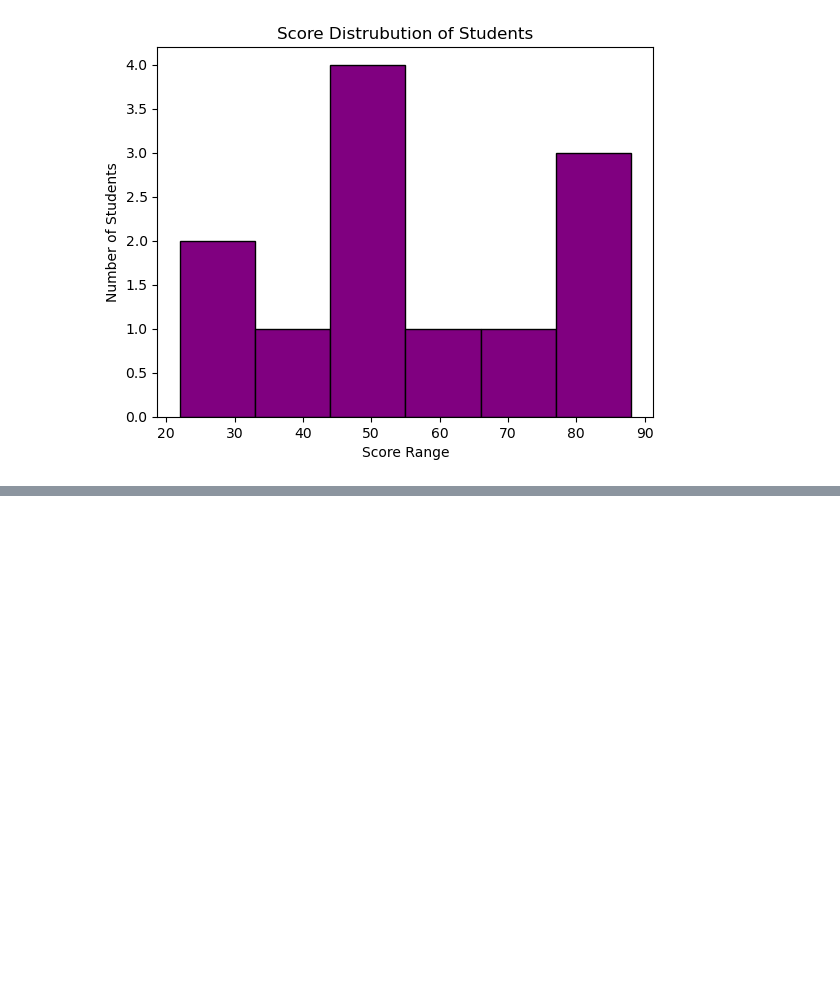
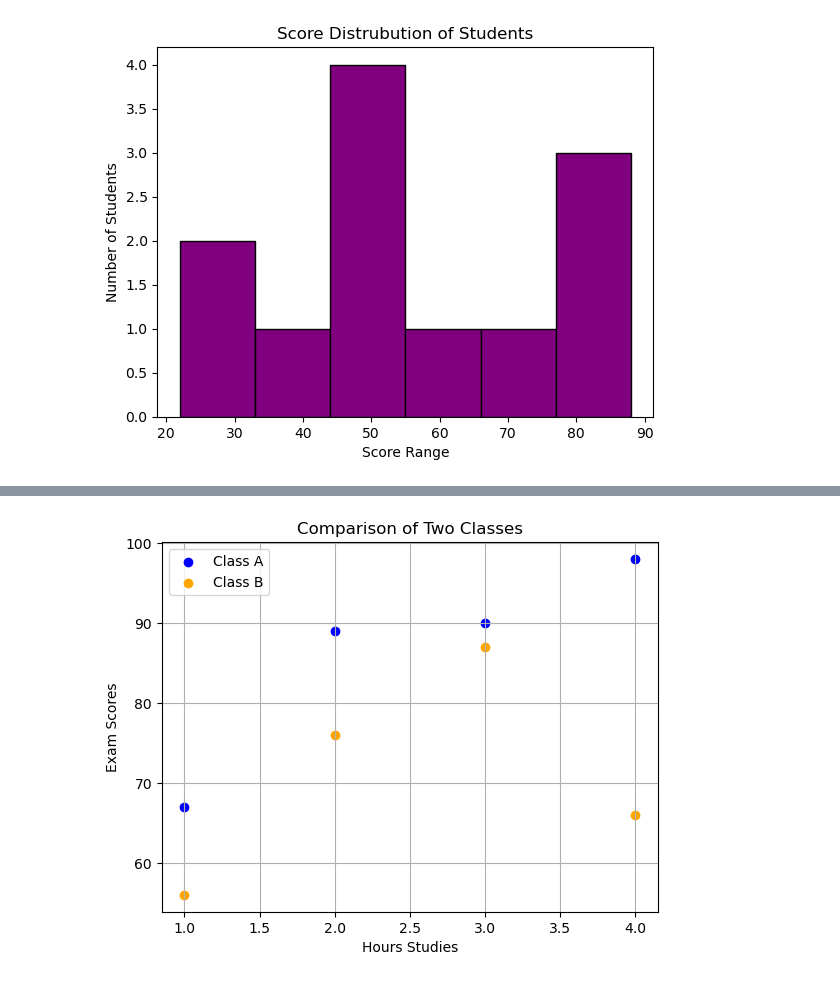
Before and after one commit to jatinvish-01/Maplotlib-Jupyter, a Jupyter notebook: plotting, bars, charts and histogram.ipynb, the cells around one changed output, grey strips where cells are left out. Drawn from its saved outputs; the diff is of its cells as text; code cells hidden in the pictures; blank space fills up the shorter version.

```diff
--- a/plotting, bars, charts and histogram.ipynb
+++ b/plotting, bars, charts and histogram.ipynb
@@ -76,0 +95,15 @@ plt.show()
+# %%
+# For Two Groups
+import matplotlib.pyplot as plt
+
+plt.scatter([1,2,3,4], [67,89,90,98], color="blue", label="Class A") #g1
+plt.scatter([1,2,3,4], [56,76,87,66], color="orange", label="Class B") #g2
+
+plt.xlabel("Hours Studies")
+plt.ylabel("Exam Scores")
+plt.title("Comparison of Two Classes")
+plt.legend()
+plt.grid(True)
+plt.show()
+# %% [output]
+[figure, added]
```
Also changed, not shown: parts of 1 cell of this notebook.
